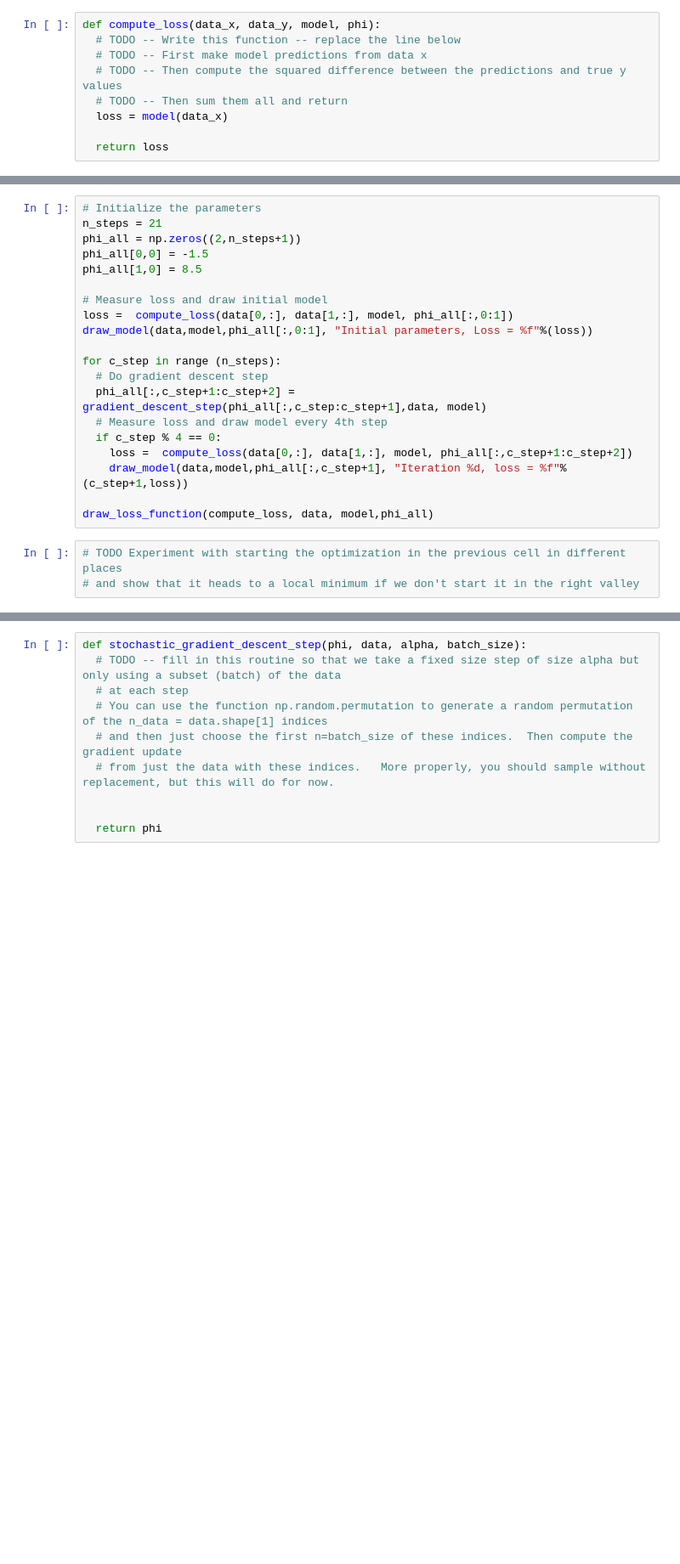
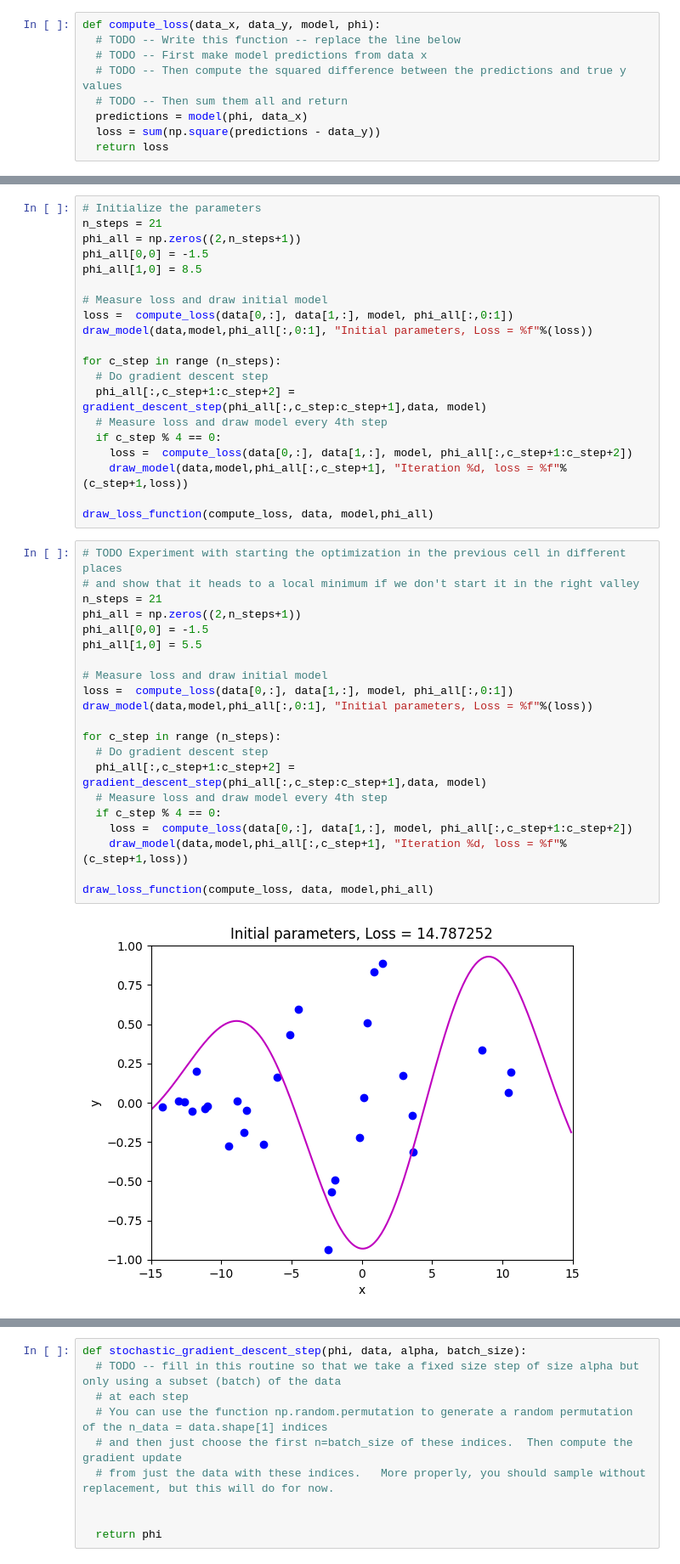
Before and after one commit to kai0511/udlbook, a Jupyter notebook: Notebooks/Chap06/6_3_Stochastic_Gradient_Descent.ipynb, the cells around one changed output, grey strips where cells are left out. Shown at 85% size. Drawn from its saved outputs; the diff is of its cells as text; blank space fills up the shorter version.

```diff
--- a/Notebooks/Chap06/6_3_Stochastic_Gradient_Descent.ipynb
+++ b/Notebooks/Chap06/6_3_Stochastic_Gradient_Descent.ipynb
@@ -62,8 +62,8 @@ def compute_loss(data_x, data_y, model, phi):
   # TODO -- First make model predictions from data x
   # TODO -- Then compute the squared difference between the predictions and true y values
   # TODO -- Then sum them all and return
-  loss = model(data_x)
-
+  predictions = model(phi, data_x)
+  loss = sum(np.square(predictions - data_y))
   return loss
 # %% [markdown]
 Let's just test that we got that right
@@ -238,6 +243,26 @@ for c_step in range (n_steps):
     draw_model(data,model,phi_all[:,c_step+1], "Iteration %d, loss = %f"%(c_step+1,loss))
 
 draw_loss_function(compute_loss, data, model,phi_all)
-# %%
-# TODO Experiment with starting the optimization in the previous cell in different places
-# and show that it heads to a local minimum if we don't start it in the right valley
+# %%
+# TODO Experiment with starting the optimization in the previous cell in different places
+# and show that it heads to a local minimum if we don't start it in the right valley
+n_steps = 21
+phi_all = np.zeros((2,n_steps+1))
+phi_all[0,0] = -1.5
+phi_all[1,0] = 5.5
+
+# Measure loss and draw initial model
+loss =  compute_loss(data[0,:], data[1,:], model, phi_all[:,0:1])
+draw_model(data,model,phi_all[:,0:1], "Initial parameters, Loss = %f"%(loss))
+
+for c_step in range (n_steps):
+  # Do gradient descent step
+  phi_all[:,c_step+1:c_step+2] = gradient_descent_step(phi_all[:,c_step:c_step+1],data, model)
+  # Measure loss and draw model every 4th step
+  if c_step % 4 == 0:
+    loss =  compute_loss(data[0,:], data[1,:], model, phi_all[:,c_step+1:c_step+2])
+    draw_model(data,model,phi_all[:,c_step+1], "Iteration %d, loss = %f"%(c_step+1,loss))
+
+draw_loss_function(compute_loss, data, model,phi_all)
+# %% [output]
+[figure, added]
```
Also changed, not shown: parts of 7 cells of this notebook.
